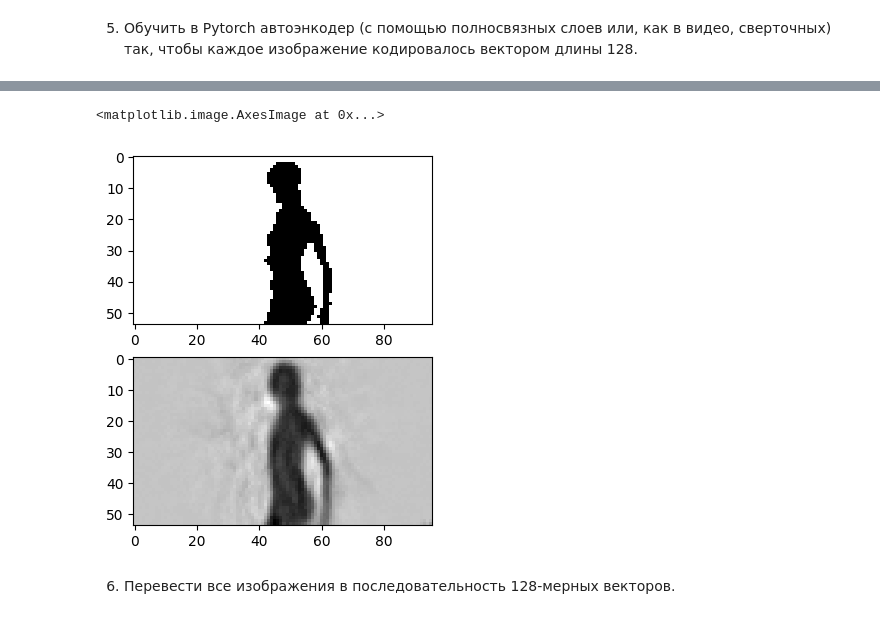
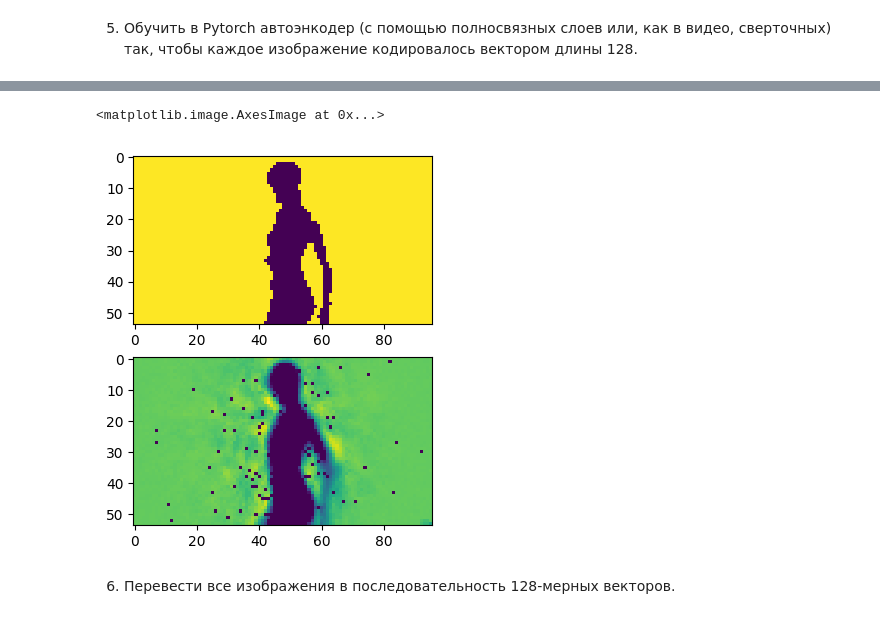
Before and after one commit to ARManakhov/uni_python_setup, a Jupyter notebook: todo/bml_video/BML__2024__video.ipynb, the cells around one changed output, grey strips where cells are left out. Saved outputs shown, nothing was run; the diff lists cells and outputs as text; code cells hidden in the pictures.

```diff
--- a/todo/bml_video/BML__2024__video.ipynb
+++ b/todo/bml_video/BML__2024__video.ipynb
@@ -75,6 +74,7 @@ images = np.array(images)
 # %%
 from keras import layers
 from keras import models
+from keras import optimizers
 
 IMAGE_SHAPE = (54, 96)
 
@@ -83,17 +83,31 @@ def build_autoencoder_parts(img_shape, code_size):
     # The encoder
     encoder = models.Sequential()
     encoder.add(layers.InputLayer(img_shape))
-    encoder.add(layers.Flatten()),
+    encoder.add(layers.Flatten())
+    encoder.add(layers.Normalization())
+    encoder.add(layers.Dense(1024, activation='relu'))
     encoder.add(layers.Dense(512, activation='relu'))
-    encoder.add(layers.Dense(code_size))
+    encoder.add(layers.Dense(code_size, activation='relu'))
 
     # The decoder
     decoder = models.Sequential()
     decoder.add(layers.InputLayer((code_size,)))
     decoder.add(layers.Dense(512, activation='relu'))
-    decoder.add(layers.Dense(np.prod(img_shape)))
+    decoder.add(layers.Dense(1024, activation='relu'))
+    decoder.add(layers.Dense(np.prod(img_shape), activation='relu'))
+    decoder.add(layers.Normalization(invert=True))
     decoder.add(layers.Reshape(img_shape))
-
+    # # encoder
+    # encoder = models.Sequential()
+    # encoder.add(layers.InputLayer(img_shape))
+    # encoder.add(layers.Conv2D(64, (3, 3), activation='relu', padding='same'))
+    # encoder.add(layers.MaxPooling2D((2, 2), padding='same'))
+    #
+    # # decoder
+    # decoder = models.Sequential()
+    # decoder.add(layers.Conv2D(64, (3, 3), activation='relu', padding='same'))
+    # decoder.add(layers.UpSampling2D((2, 2)))
+    # decoder.add(layers.Conv2D(1, (3, 3), activation='sigmoid', padding='same'))
     return encoder, decoder
 
 
@@ -103,7 +117,8 @@ def build_auto_encoder(img_shape, encoder, decoder):
     reconstruction = decoder(code)
 
     auto_encoder = models.Model(inp, reconstruction)
-    auto_encoder.compile(optimizer='adamax', loss='mse')
+    optimizer = optimizers.Adam(0.001)
+    auto_encoder.compile(optimizer=optimizer, loss='mse', metrics=['accuracy'])
     return auto_encoder
 
 
@@ -125,3 +127,15 @@ To enable the following instructions: AVX2 FMA, in other operations, rebuild Ten
 # %%
-history = auto_encoder.fit(x=images, y=images, epochs=20)
+import tensorflow as tf
+
+def scheduler(epoch):
+    if epoch <= 30:
+        return 0.001
+    # if epoch <= 15:
+    #     return 0.0001
+    # return 0.00001
+    return 0.0001
+
+lr_callback = tf.keras.callbacks.LearningRateScheduler(scheduler)
+
+history = auto_encoder.fit(images, images, batch_size=500, epochs=200, callbacks=[lr_callback])
 # %% [output]
@@ -177,10 +171,10 @@ import matplotlib.pyplot as plt
 test_image = cv2.imread('video_frames_bw/image_400.png')[:, :, 1]
 
 plt.subplot(2, 1, 1)
-plt.imshow(test_image, cmap="gray")
+plt.imshow(test_image)
 
 predicted = auto_encoder.predict(np.array([test_image]))
 
 plt.subplot(2, 1, 2)
-plt.imshow(predicted.reshape(54, 96), cmap="gray")
+plt.imshow(predicted.reshape(54, 96))
 # %% [output]
@@ -188,5 +182,5 @@ plt.imshow(predicted.reshape(54, 96), cmap="gray")
 <matplotlib.image.AxesImage at 0x...>
-[figure, old version]
+[figure, new version]
 # %% [markdown]
 6. Перевести все изображения в последовательность 128-мерных векторов.
 # %%
```
Also changed, not shown: parts of 19 cells of this notebook, 1 other file.
